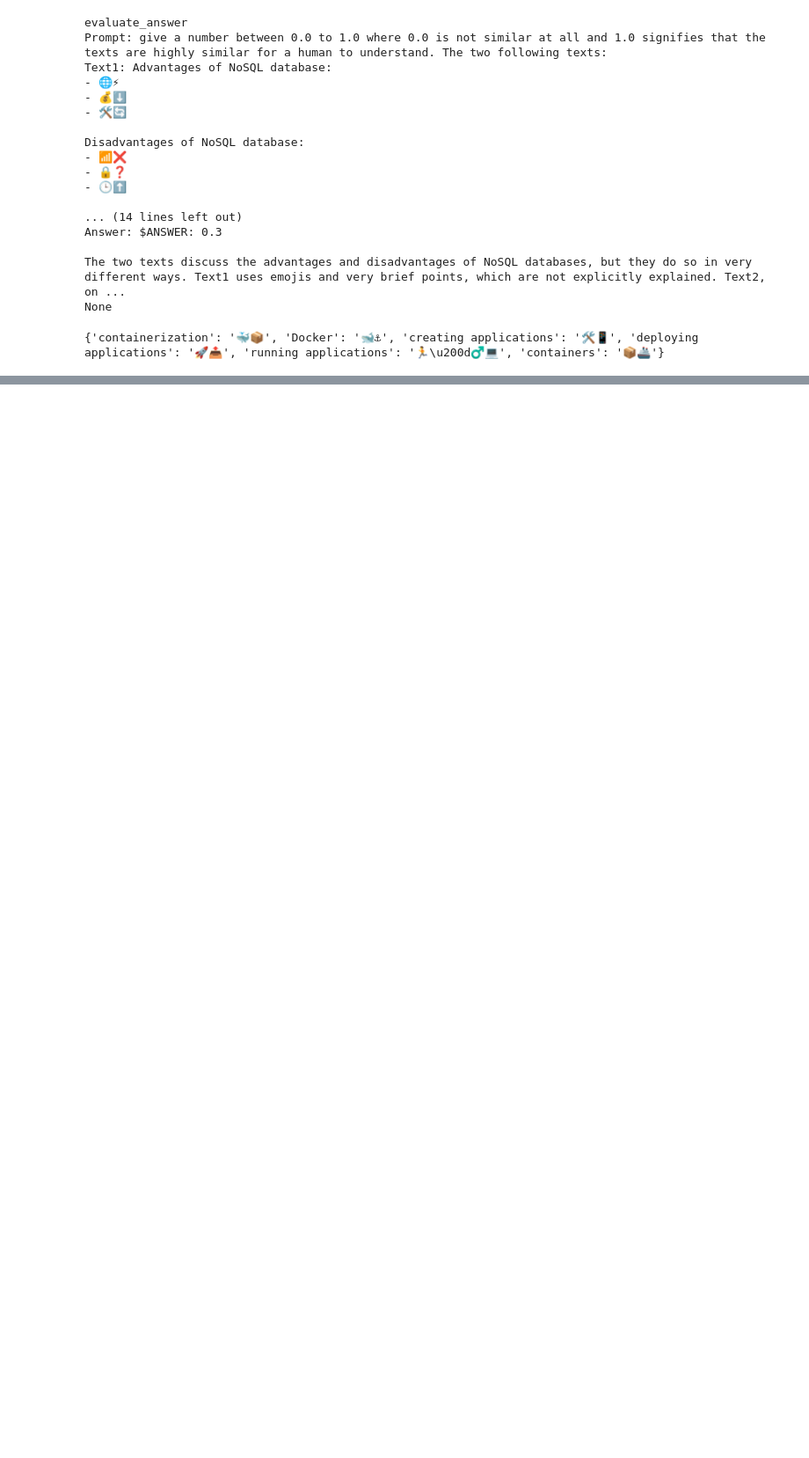
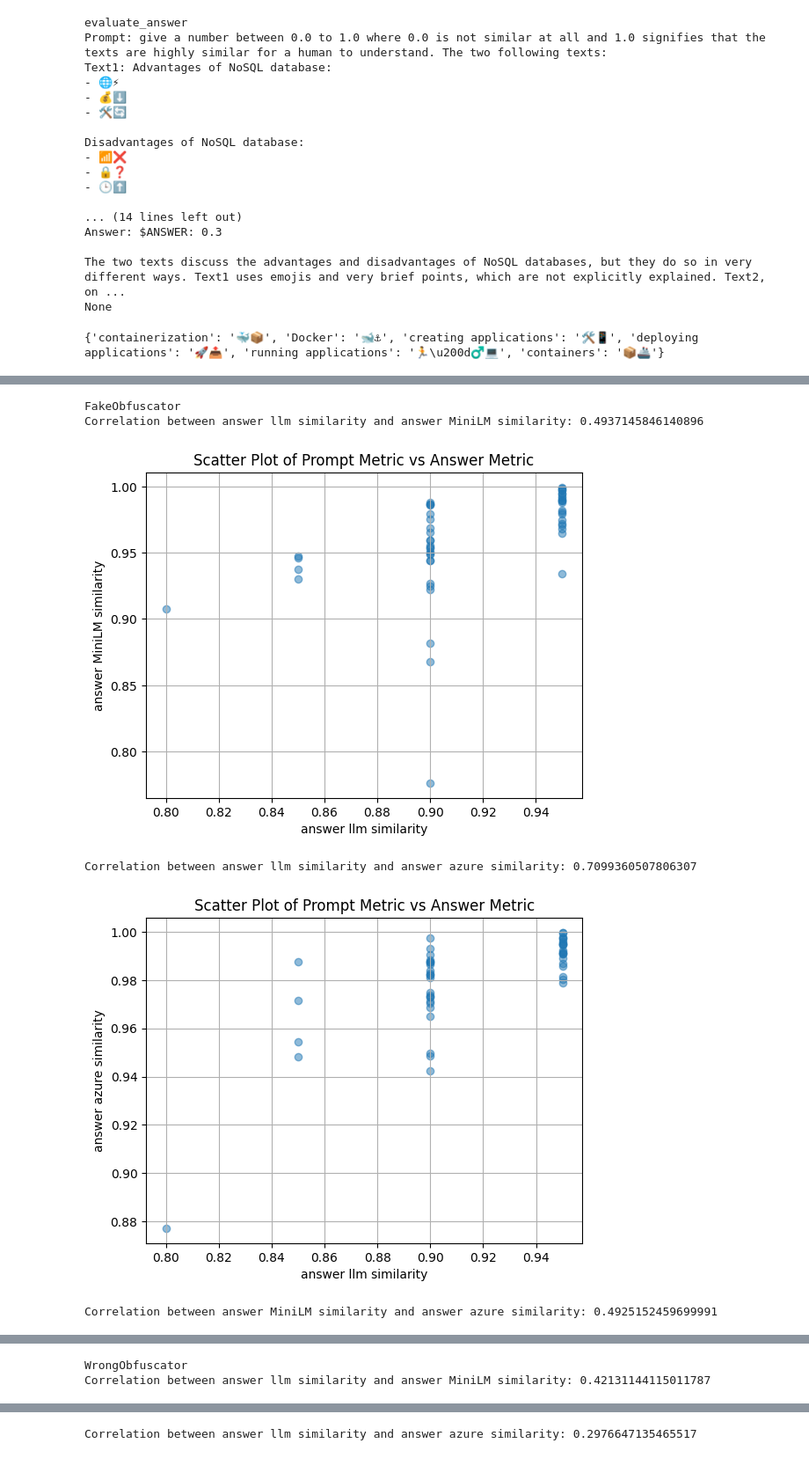
Before and after one commit to chkp-orendi/Emojicrypt, a Jupyter notebook: playground/new_notebook_playground.pynb.ipynb, the cells around one changed output, grey strips where cells are left out. Shown: that part at 88% size. Cells and saved outputs as stored; diff of their text form; code cells hidden in the pictures; blank space fills up the shorter version.

Commit message:
add all-MiniLM-L6-v2 embedding and new evaluator

```diff
--- a/playground/new_notebook_playground.pynb.ipynb
+++ b/playground/new_notebook_playground.pynb.ipynb
@@ -20,0 +49,12 @@ logger = logging.getLogger(__name__)
+# %%
+obfuscators=[
+    (WrongObfuscator,{
+    }),
+    (FakeObfuscator,{
+    })
+]
+
+i = 0
+for Obfuscator_class, obfuscator in obfuscators:
+    print(i)
+    i += 1
@@ -159,0 +314,52 @@ print(type(factory))
+# %%
+import os
+import json
+import pandas as pd
+import matplotlib.pyplot as plt
+
+# Define the path to the JSON file
+data_to_use = "12_8_results_with_azure.json"
+inputfile_path = os.path.join(os.getenv("PROJECT_PATH"), "data", "12-8-2024", data_to_use)
+
+# Load the JSON data
+with open(inputfile_path, 'r') as file:
+    data = json.load(file)
+
+# Extract prompt_metric and answer_metric into a DataFrame
+metrics = []
+metrics_llm_azure = []
+metrics_azure_MiniLM = []
+
+similarity_columns = ['answer llm similarity', 'answer MiniLM similarity', 'answer azure similarity']
+
+for obfuscator in data:
+    print (obfuscator[0])
+    metrics = []
+    for dict_index in obfuscator[1]:
+        metrics.append({
+            'answer llm similarity': dict_index['answer_metric']['llm similarity'],
+            'answer MiniLM similarity': dict_index['answer_metric']['MiniLM similarity'],
+            'answer azure similarity': dict_index['answer_metric']['azure similarity']
+        })
+
+    df = pd.DataFrame(metrics)
+
+    for i in range(len(similarity_columns)):
+        for j in range(i+1, len(similarity_columns)):
+            correlation = df[similarity_columns[i]].corr(df[similarity_columns[j]])
+            print(f"Correlation between {similarity_columns[i]} and {similarity_columns[j]}: {correlation}")
+
+
+            plt.scatter(df[similarity_columns[i]], df[similarity_columns[j]], alpha=0.5)
+            plt.title('Scatter Plot of Prompt Metric vs Answer Metric')
+            plt.xlabel(similarity_columns[i])
+            plt.ylabel(similarity_columns[j])
+            plt.grid(True)
+            plt.show()
+# %% [output]
+FakeObfuscator
+Correlation between answer llm similarity and answer MiniLM similarity: 0.4937145846140896
+[figure, added]
+Correlation between answer llm similarity and answer azure similarity: 0.7099360507806307
+[figure, added]
+Correlation between answer MiniLM similarity and answer azure similarity: 0.4925152459699991
@@ -159,0 +367,2 @@ print(type(factory))
+WrongObfuscator
+Correlation between answer llm similarity and answer MiniLM similarity: 0.42131144115011787
@@ -159,0 +370 @@ print(type(factory))
+Correlation between answer llm similarity and answer azure similarity: 0.2976647135465517
```
Also changed, not shown: parts of 16 cells of this notebook, 24 other files.
